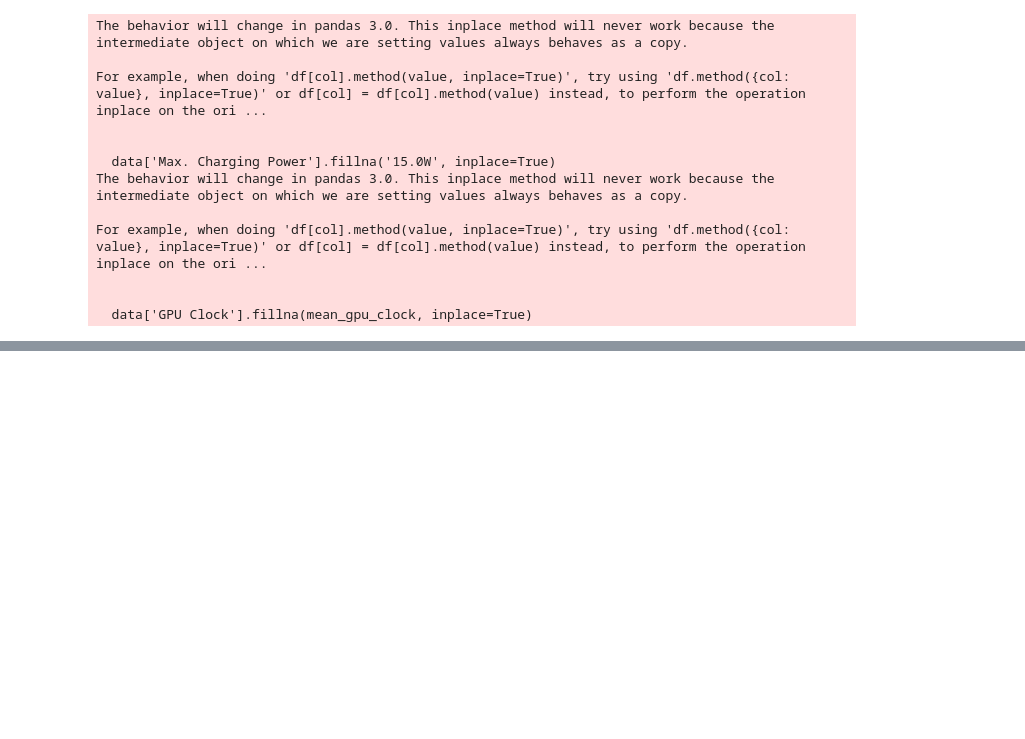
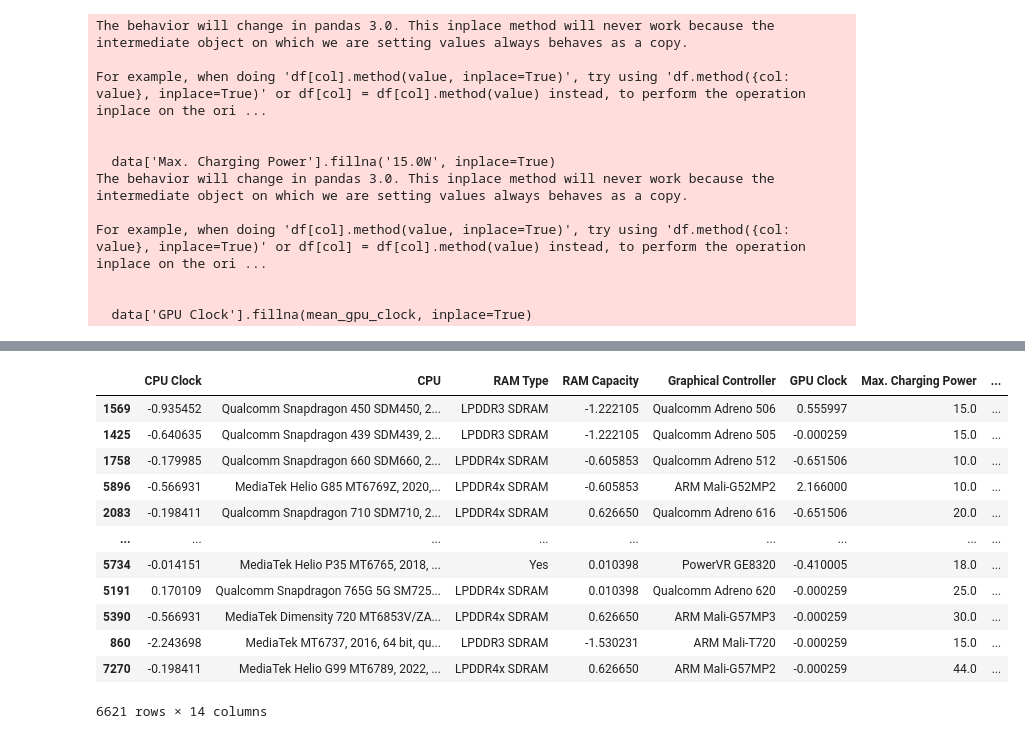
Before and after one commit to DariusVaida/Android_Benchmarking_App, a Jupyter notebook: Untitled0.ipynb, the cells around one changed output, grey strips where cells are left out. Cells and saved outputs as stored; diff of their text form; code cells hidden in the pictures; blank space fills up the shorter version.

```diff
--- a/Untitled0.ipynb
+++ b/Untitled0.ipynb
@@ -351,7 +432,7 @@ data.head()
 # %%
 from sklearn.model_selection import train_test_split
 
-X = data.drop('Performance_Class', axis=1)
+X = data.drop(columns=['Performance_Class','Performance_Type'], axis=1)
 y = data['Performance_Class']
 
 X_train, X_test, y_train, y_test = train_test_split(X, y, test_size=0.2, random_state=42)
@@ -369,3 +443,19 @@ y_pred = clf.predict(X_test)
+# %%
+X_train
+# %% [output]
+|  | CPU Clock | CPU | RAM Type | RAM Capacity | Graphical Controller | GPU Clock | Max. Charging Power | ... |
+| 1569 | -0.935452 | Qualcomm Snapdragon 450 SDM450, 2... | LPDDR3 SDRAM | -1.222105 | Qualcomm Adreno 506 | 0.555997 | 15.0 | ... |
+| 1425 | -0.640635 | Qualcomm Snapdragon 439 SDM439, 2... | LPDDR3 SDRAM | -1.222105 | Qualcomm Adreno 505 | -0.000259 | 15.0 | ... |
+| 1758 | -0.179985 | Qualcomm Snapdragon 660 SDM660, 2... | LPDDR4x SDRAM | -0.605853 | Qualcomm Adreno 512 | -0.651506 | 10.0 | ... |
+| 5896 | -0.566931 | MediaTek Helio G85 MT6769Z, 2020,... | LPDDR4x SDRAM | -0.605853 | ARM Mali-G52MP2 | 2.166000 | 10.0 | ... |
+| 2083 | -0.198411 | Qualcomm Snapdragon 710 SDM710, 2... | LPDDR4x SDRAM | 0.626650 | Qualcomm Adreno 616 | -0.651506 | 20.0 | ... |
+| ... | ... | ... | ... | ... | ... | ... | ... | ... |
+| 5734 | -0.014151 | MediaTek Helio P35 MT6765, 2018, ... | Yes | 0.010398 | PowerVR GE8320 | -0.410005 | 18.0 | ... |
+| 5191 | 0.170109 | Qualcomm Snapdragon 765G 5G SM725... | LPDDR4x SDRAM | 0.010398 | Qualcomm Adreno 620 | -0.000259 | 25.0 | ... |
+| 5390 | -0.566931 | MediaTek Dimensity 720 MT6853V/ZA... | LPDDR4x SDRAM | 0.626650 | ARM Mali-G57MP3 | -0.000259 | 30.0 | ... |
+| 860 | -2.243698 | MediaTek MT6737, 2016, 64 bit, qu... | LPDDR3 SDRAM | -1.530231 | ARM Mali-T720 | -0.000259 | 15.0 | ... |
+| 7270 | -0.198411 | MediaTek Helio G99 MT6789, 2022, ... | LPDDR4x SDRAM | 0.626650 | ARM Mali-G57MP2 | -0.000259 | 44.0 | ... |
+6621 rows × 14 columns
 # %%
 # print("✅ Accuracy:", accuracy_score(y_test, y_pred))
 # print("📊 Classification Report:\n", classification_report(y_test, y_pred))
```
Also changed, not shown: parts of 30 cells of this notebook.
